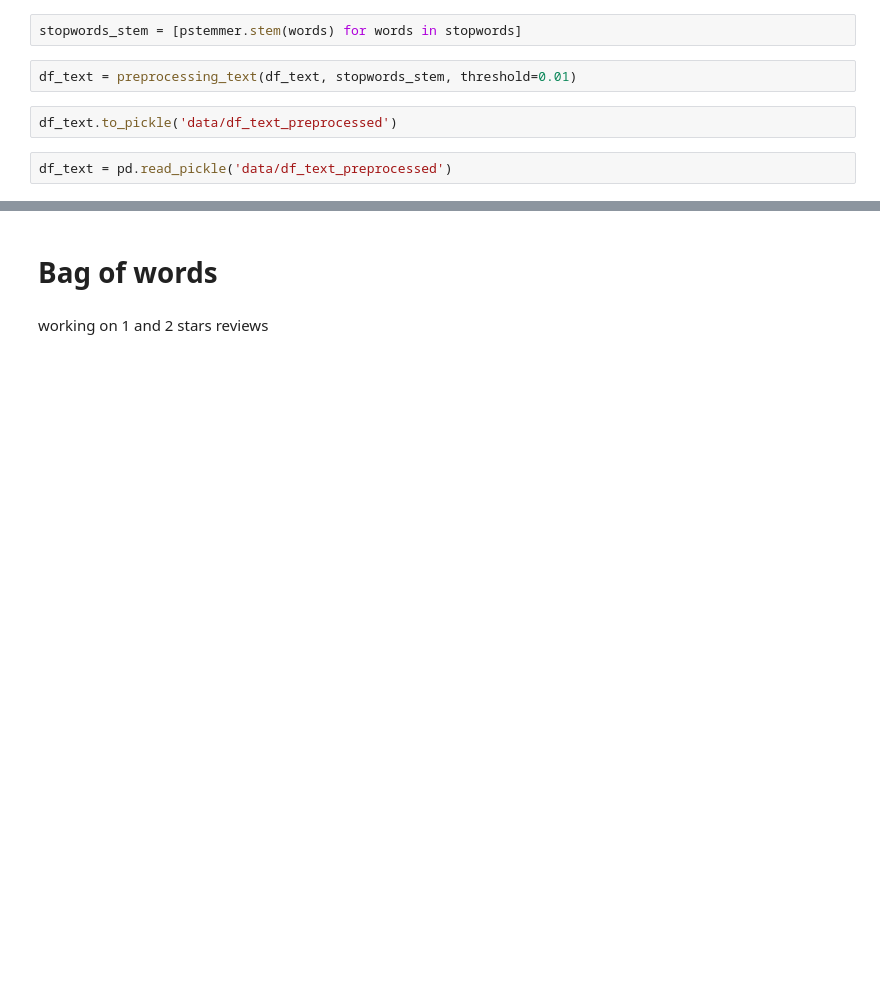
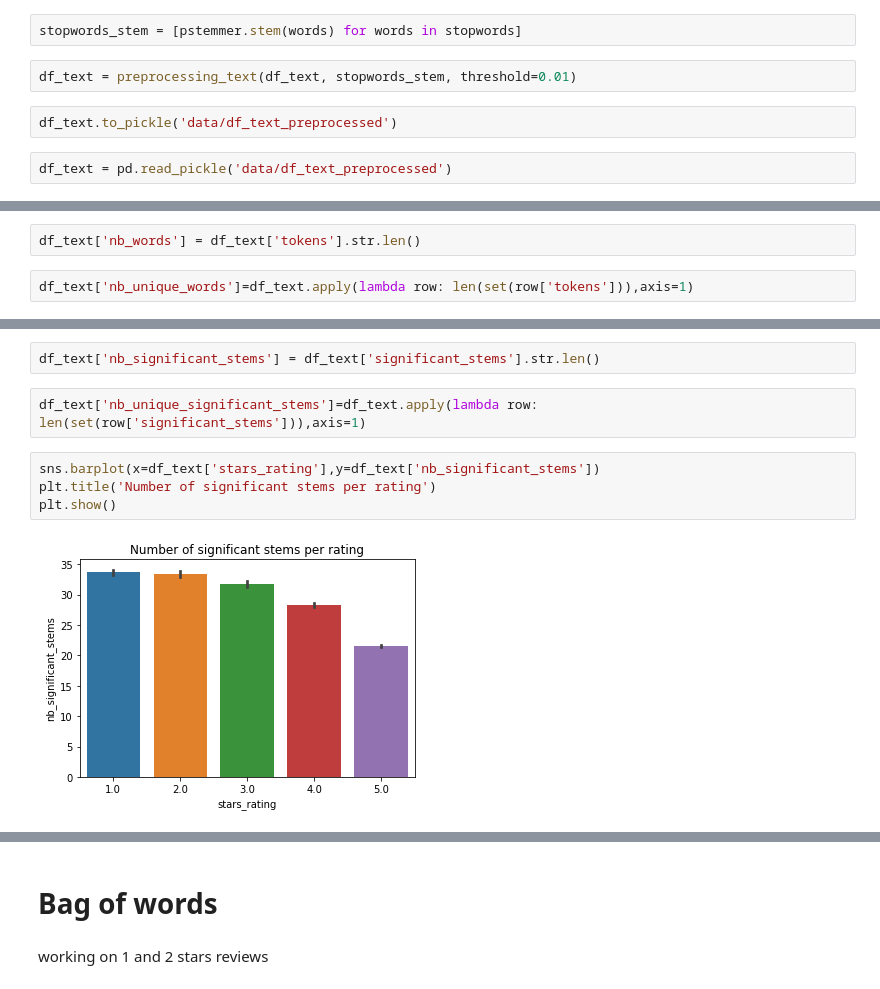
Before and after one commit to yhereng/OpenClassrooms, a Jupyter notebook: OC-P6-NLP and Computer Vision/Project 6 - NLP.ipynb, the cells around one changed output, grey strips where cells are left out. Drawn from its saved outputs; the diff is of its cells as text; blank space fills up the shorter version.

```diff
--- a/OC-P6-NLP and Computer Vision/Project 6 - NLP.ipynb
+++ b/OC-P6-NLP and Computer Vision/Project 6 - NLP.ipynb
@@ -249,0 +222,4 @@ df_text = pd.read_pickle('data/df_text_preprocessed')
+# %%
+df_text['nb_words'] = df_text['tokens'].str.len()
+# %%
+df_text['nb_unique_words']=df_text.apply(lambda row: len(set(row['tokens'])),axis=1)
@@ -249,0 +238,10 @@ df_text = pd.read_pickle('data/df_text_preprocessed')
+# %%
+df_text['nb_significant_stems'] = df_text['significant_stems'].str.len()
+# %%
+df_text['nb_unique_significant_stems']=df_text.apply(lambda row: len(set(row['significant_stems'])),axis=1)
+# %%
+sns.barplot(x=df_text['stars_rating'],y=df_text['nb_significant_stems'])
+plt.title('Number of significant stems per rating')
+plt.show()
+# %% [output]
+[figure, added]
```
Also changed, not shown: parts of 59 cells of this notebook, 14 other files.
